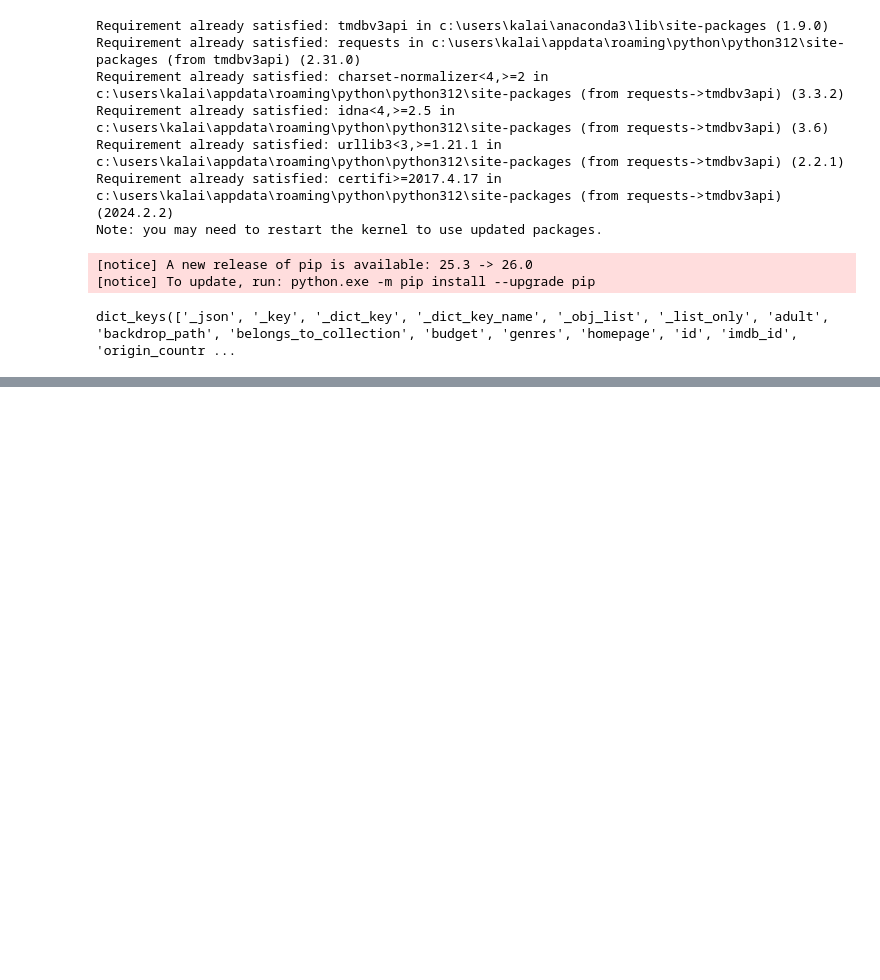
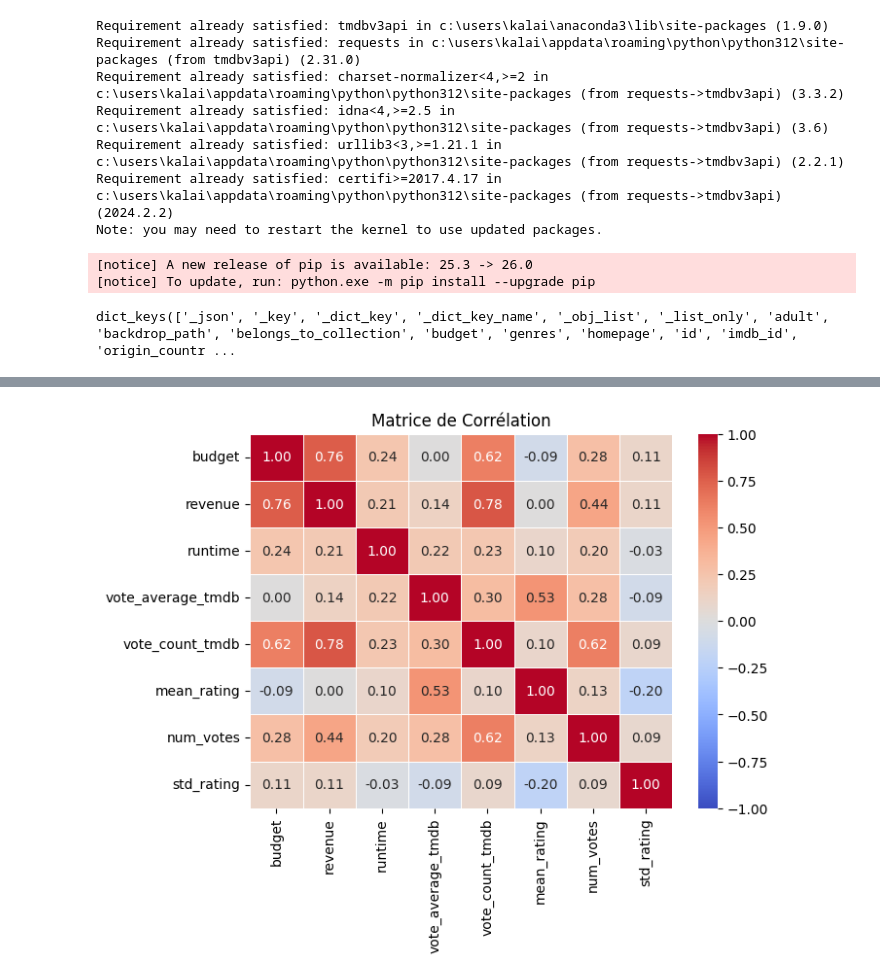
Before and after one commit to BALAKUMARKalai/Big_Data_Project, a Jupyter notebook: notebook.ipynb, the cells around one changed output, grey strips where cells are left out. Cells and saved outputs as stored; diff of their text form; code cells hidden in the pictures; blank space fills up the shorter version.

```diff
--- a/notebook.ipynb
+++ b/notebook.ipynb
@@ -136,0 +214,11 @@ print(df_final.head())
+# %%
+cols_to_corr = df_final.select_dtypes(include=['float64', 'int64']).drop(columns=['movieId'], errors='ignore')
+
+plt.figure(figsize=(7, 5))
+
+sns.heatmap(cols_to_corr.corr(), annot=True, fmt=".2f", cmap='coolwarm', center=0, vmin=-1, vmax=1, linewidths=0.5)
+
+plt.title('Matrice de Corrélation')
+plt.show()
+# %% [output]
+[figure, added]
```
Also changed, not shown: parts of 11 cells of this notebook.
